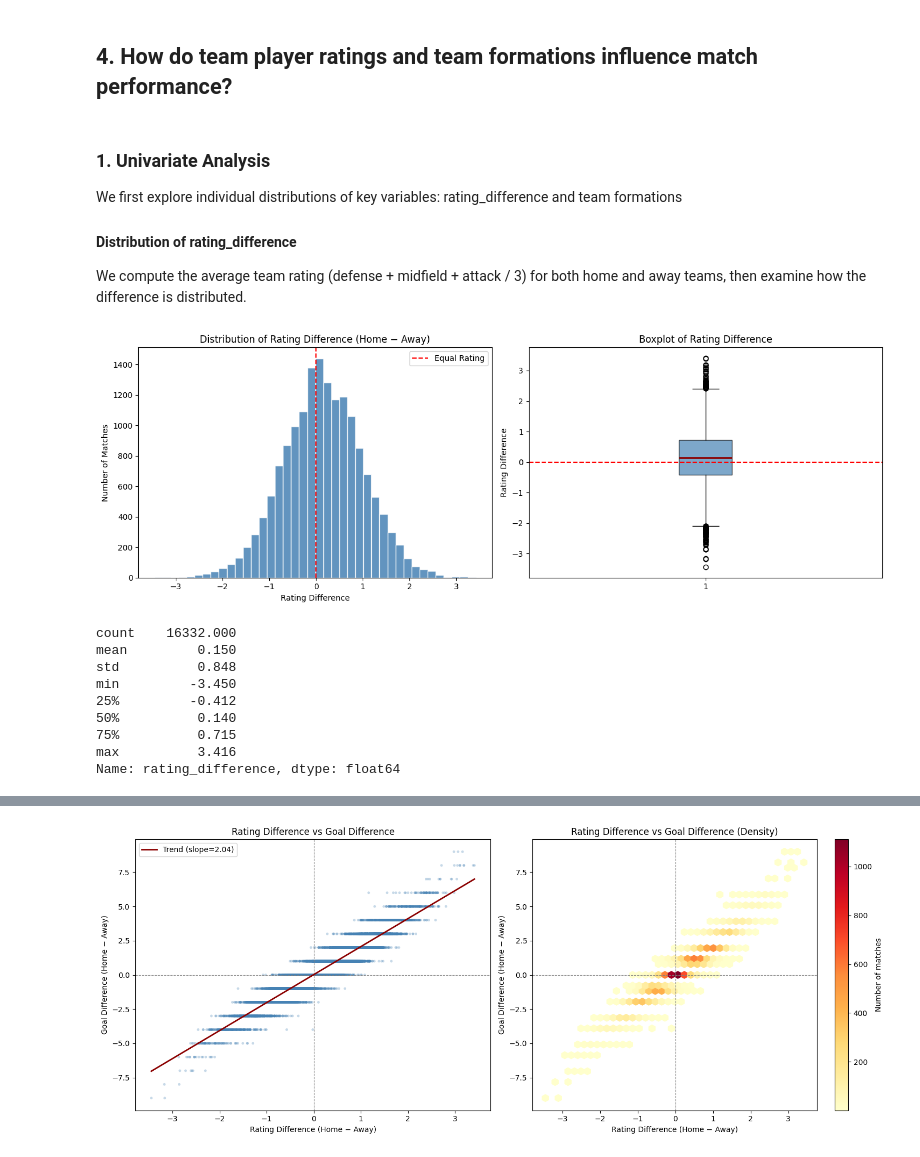
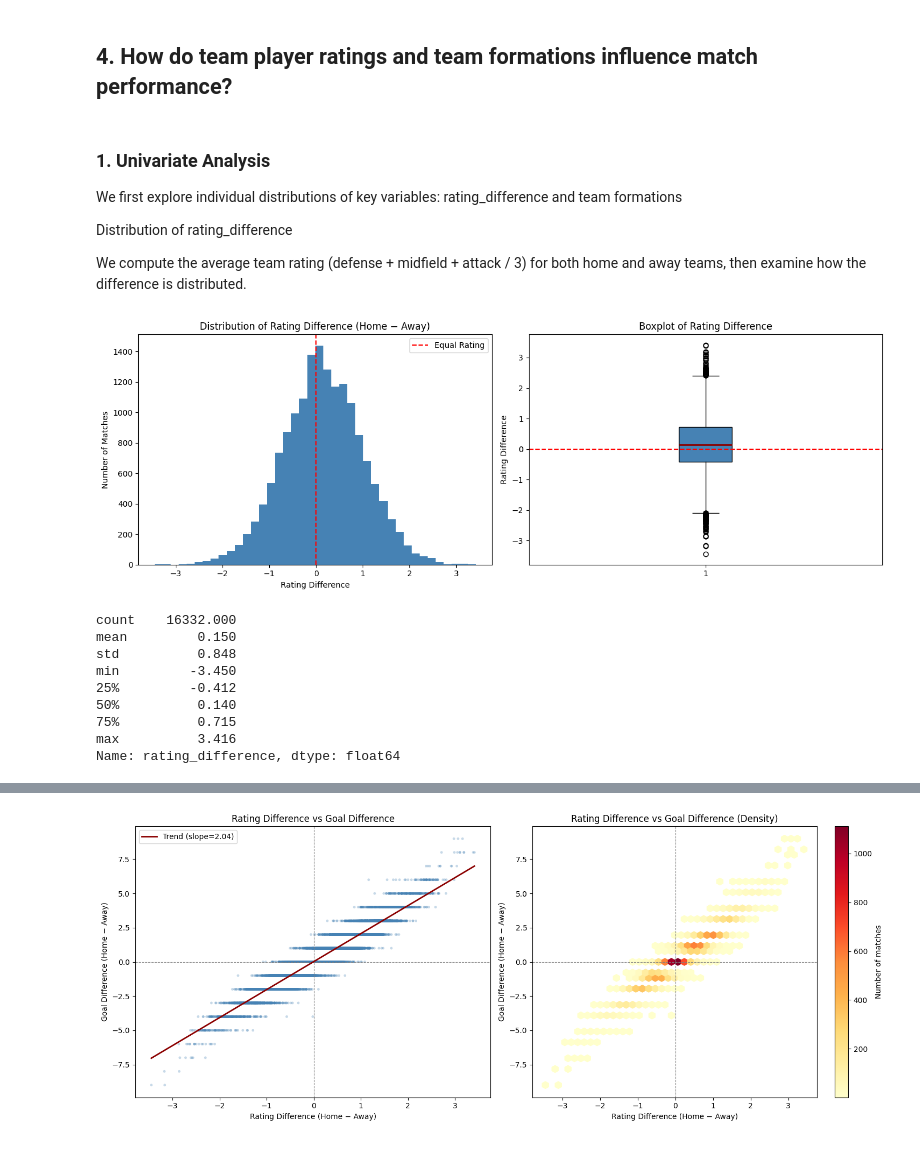
Before and after one commit to magrimuc/prj-2-eda-sql-football-matches-statistics, a Jupyter notebook: Ultimate_Master_notebook.ipynb, the cells around one changed output, grey strips where cells are left out. Drawn from its saved outputs; the diff is of its cells as text; code cells hidden in the pictures.

```diff
--- a/Ultimate_Master_notebook.ipynb
+++ b/Ultimate_Master_notebook.ipynb
@@ -1605,39 +1605,39 @@ Therefore, current league points can be considered an informative predictor of m
 
 We first explore individual distributions of key variables: rating_difference and team formations
 
-#### Distribution of rating_difference
+Distribution of rating_difference
 
 We compute the average team rating (defense + midfield + attack / 3) for both home and away teams, then examine how the difference is distributed.
 # %%
 if 'average_home_team_rating' not in clean_df.columns:
     clean_df['average_home_team_rating'] = clean_df[['home_defense_rating', 'home_midfield_rating', 'home_attack_rating']].mean(axis=1)
 
 if 'average_away_team_rating' not in clean_df.columns:
     clean_df['average_away_team_rating'] = clean_df[['away_defense_rating', 'away_midfield_rating', 'away_attack_rating']].mean(axis=1)
 
 if 'rating_difference' not in clean_df.columns:
     clean_df['rating_difference'] = clean_df['average_home_team_rating'] - clean_df['average_away_team_rating']
 
 fig, axes = plt.subplots(1, 2, figsize=(14, 5))
 
-axes[0].hist(clean_df['rating_difference'].dropna(), bins=40, color='steelblue', edgecolor='white', alpha=0.85)
+axes[0].hist(clean_df['rating_difference'].dropna(), bins=40, color='steelblue')
 axes[0].axvline(0, color='red', linestyle='--', linewidth=1.5, label='Equal Rating')
 axes[0].set_title('Distribution of Rating Difference (Home − Away)')
 axes[0].set_xlabel('Rating Difference')
 axes[0].set_ylabel('Number of Matches')
 axes[0].legend()
 
-axes[1].boxplot(clean_df['rating_difference'].dropna(), vert=True, patch_artist=True, boxprops=dict(facecolor='steelblue', alpha=0.7), medianprops=dict(color='darkred', linewidth=2))
+axes[1].boxplot(clean_df['rating_difference'].dropna(), vert=True, patch_artist=True, boxprops=dict(facecolor='steelblue'), medianprops=dict(color='darkred', linewidth=2))
 axes[1].axhline(0, color='red', linestyle='--', linewidth=1.5)
 axes[1].set_title('Boxplot of Rating Difference')
 axes[1].set_ylabel('Rating Difference')
 
 plt.tight_layout()
 plt.show()
 
 print(clean_df['rating_difference'].describe().round(3))
 # %% [output]
-[figure, old version]
+[figure, new version]
 count    16332.000
 mean         0.150
 std          0.848
```
Also changed, not shown: parts of 5 cells of this notebook.
